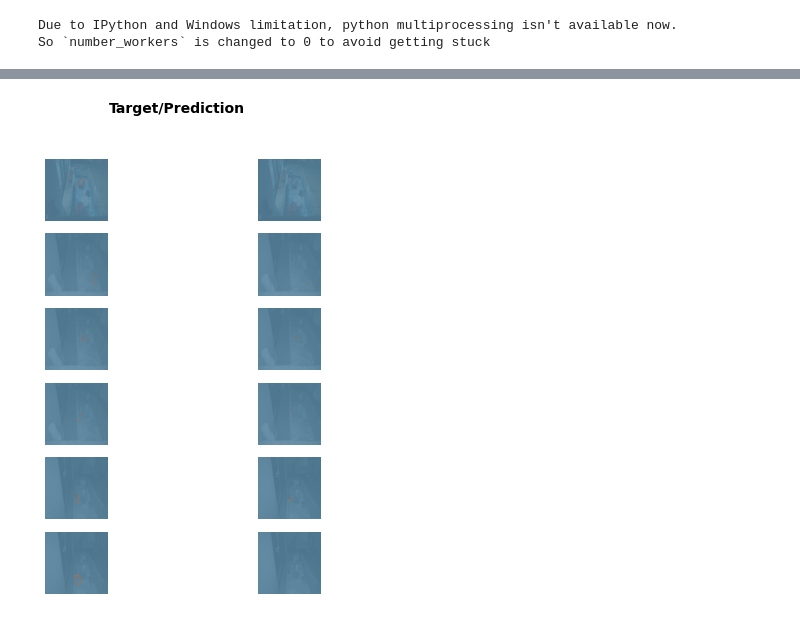
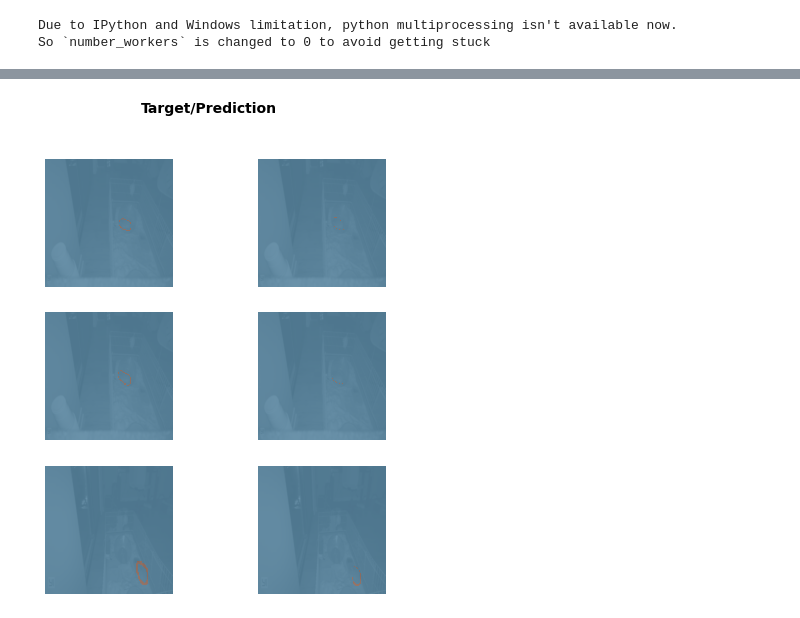
Before and after one commit to bnel1201/hog_finder, a Jupyter notebook: notebooks/segmentation_train.ipynb, the cells around one changed output, grey strips where cells are left out. Drawn from its saved outputs; the diff is of its cells as text; code cells hidden in the pictures.

```diff
--- a/notebooks/segmentation_train.ipynb
+++ b/notebooks/segmentation_train.ipynb
@@ -27,7 +27,7 @@ hogvid = DataBlock(blocks=(ImageBlock, MaskBlock(codes)),
                    batch_tfms=aug_transforms(do_flip=False, max_rotate=2),
                    item_tfms=Resize(224, method='squish'))
 
-dls = hogvid.dataloaders(path / "images", path=path, bs=8)
+dls = hogvid.dataloaders(path / "images", path=path, bs=10)
 # %% [output]
 Due to IPython and Windows limitation, python multiprocessing isn't available now.
 So `number_workers` is changed to 0 to avoid getting stuck
@@ -43,4 +43,4 @@ x.shape, y.shape
 # %%
-learn = unet_learner(dls, resnet34, cbs=ShowGraphCallback())
-learn.fine_tune(20)
+learn = unet_learner(dls, resnet34, cbs=ShowGraphCallback(), metrics=[foreground_acc])
+learn.fine_tune(25)
 # %% [output]
@@ -67,5 +68,5 @@ learn.fine_tune(20)
 # %%
-learn.show_results(max_n=6, figsize=(7,8))
+learn.show_results(max_n=3, figsize=(7,8))
 # %% [output]
 [interactive output not drawn]
-[figure, old version]
+[figure, new version]
```
Also changed, not shown: parts of 15 cells of this notebook, 4 other files.
